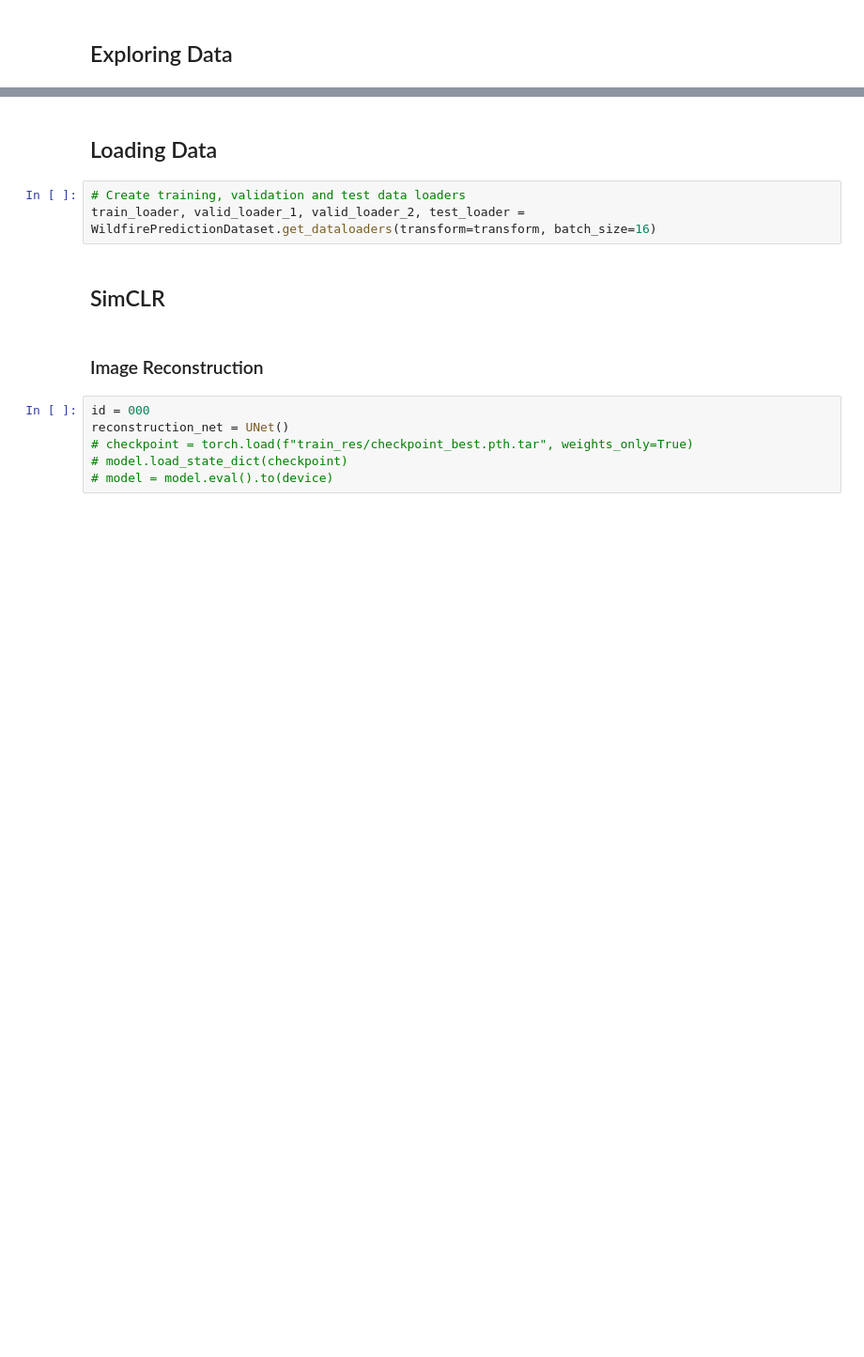
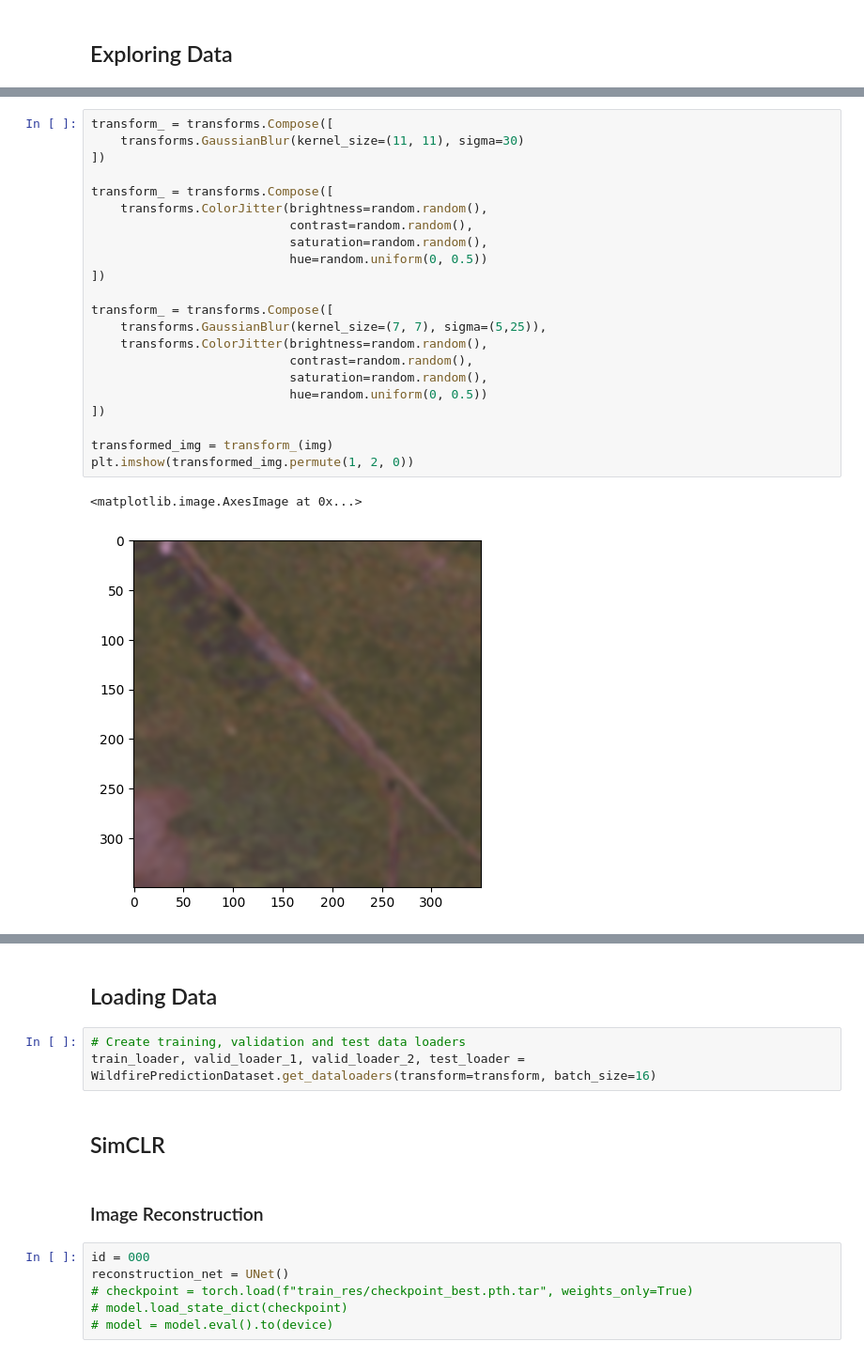
Before and after one commit to FABallemand/ROB313, a Jupyter notebook: practical_work/practical_work.ipynb, the cells around one changed output, grey strips where cells are left out. Shown at 94% size. Cells and saved outputs as stored; diff of their text form; blank space fills up the shorter version.

```diff
--- a/practical_work/practical_work.ipynb
+++ b/practical_work/practical_work.ipynb
@@ -39 +85,26 @@ print(label)
+# %%
+transform_ = transforms.Compose([
+	transforms.GaussianBlur(kernel_size=(11, 11), sigma=30)
+])
+
+transform_ = transforms.Compose([
+	transforms.ColorJitter(brightness=random.random(),
+						   contrast=random.random(),
+						   saturation=random.random(),
+						   hue=random.uniform(0, 0.5))
+])
+
+transform_ = transforms.Compose([
+	transforms.GaussianBlur(kernel_size=(7, 7), sigma=(5,25)),
+	transforms.ColorJitter(brightness=random.random(),
+						   contrast=random.random(),
+						   saturation=random.random(),
+						   hue=random.uniform(0, 0.5))
+])
+
+transformed_img = transform_(img)
+plt.imshow(transformed_img.permute(1, 2, 0))
+# %% [output]
+<matplotlib.image.AxesImage at 0x...>
+[figure, added]
 # %%
```
Also changed, not shown: parts of 8 cells of this notebook, 3 other files.
